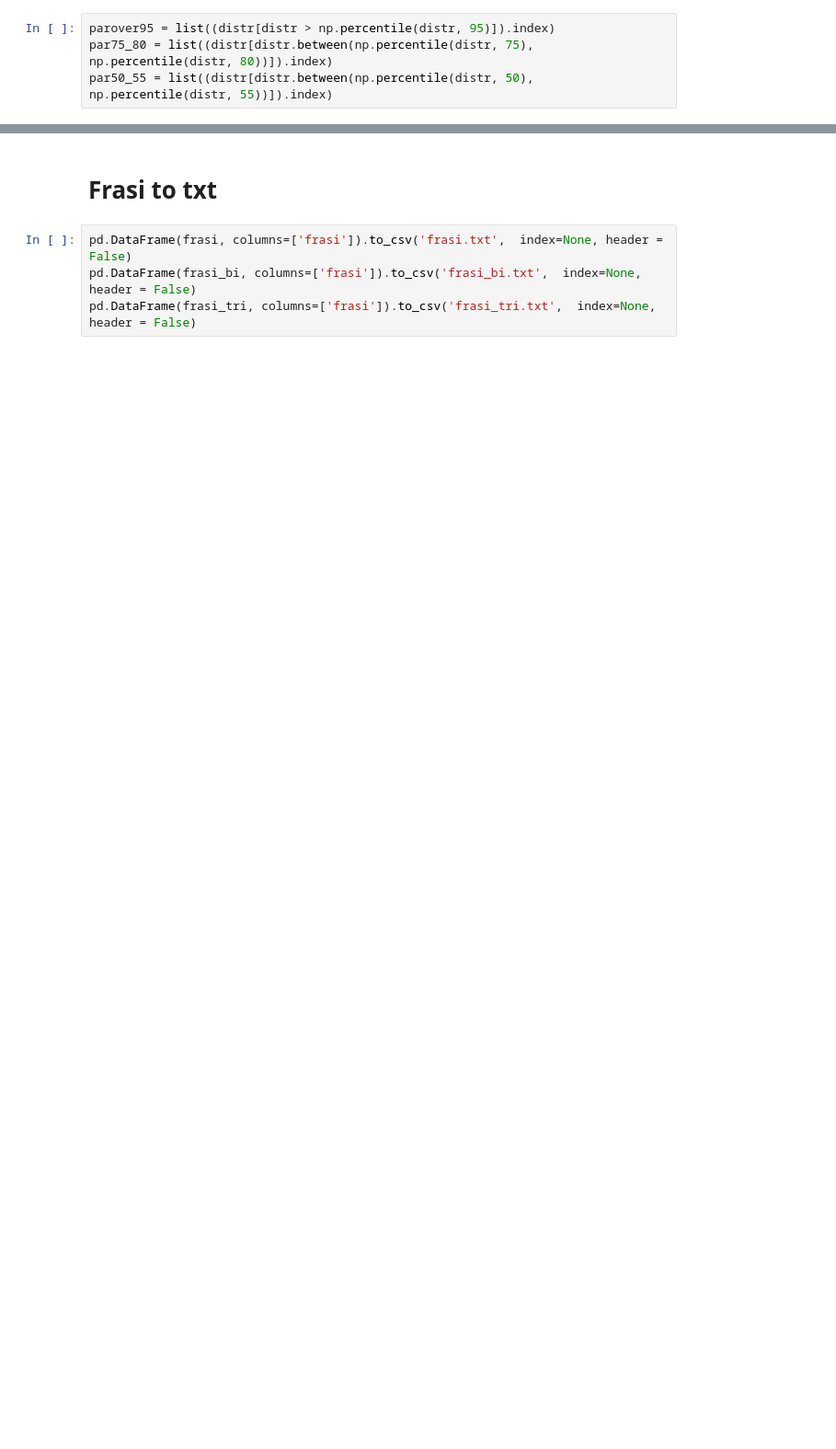
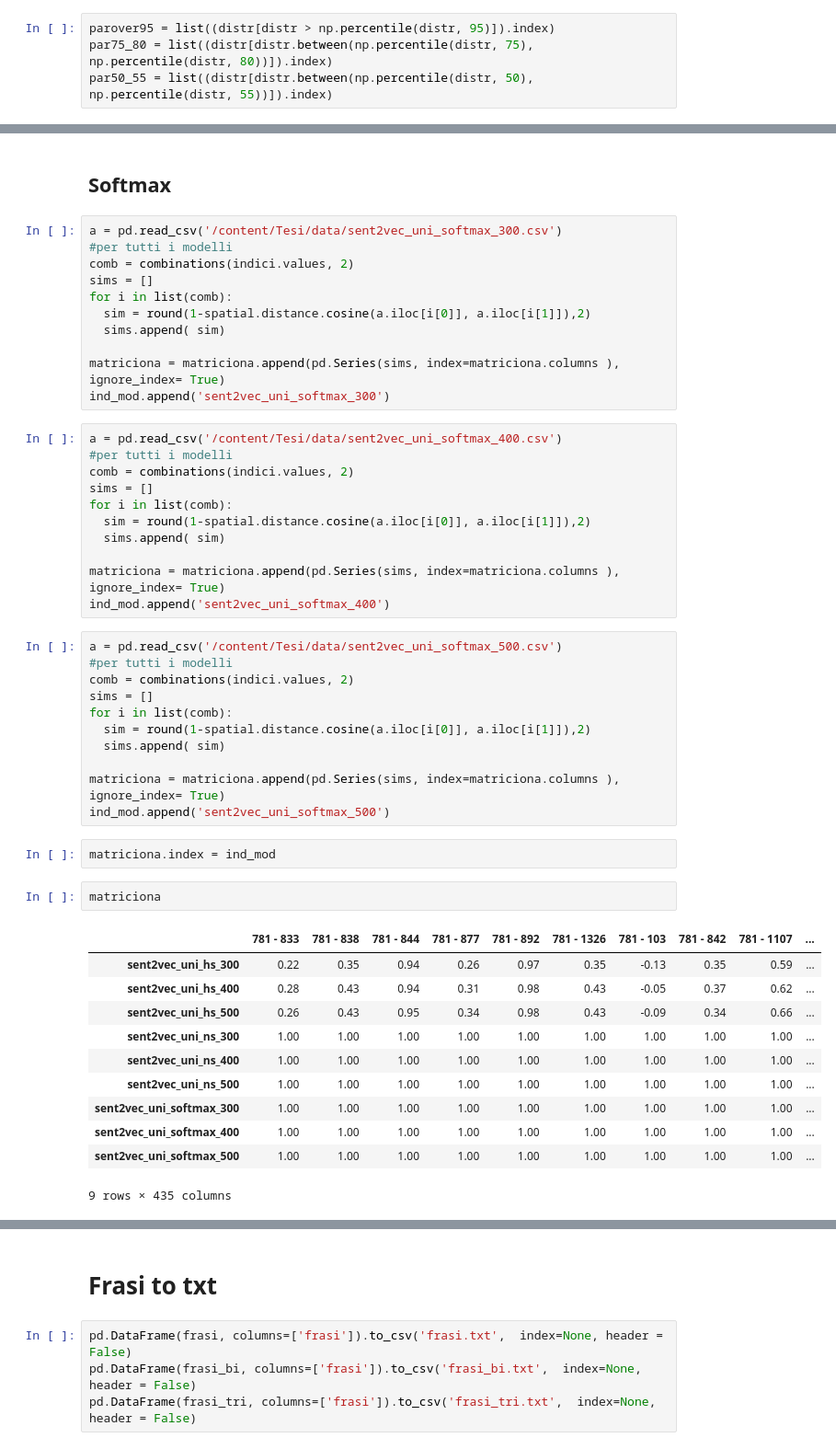
Before and after one commit to LucaBassanese/Tesi, a Jupyter notebook: tesi.ipynb, the cells around one changed output, grey strips where cells are left out. Shown at 92% size. Saved outputs shown, nothing was run; the diff lists cells and outputs as text; blank space fills up the shorter version.

Commit message:
Aggiornato cidice e aggiunto matriciona

```diff
--- a/tesi.ipynb
+++ b/tesi.ipynb
@@ -185,0 +267,51 @@ indici = (pd.Series(ind_1+ ind_2 + ind_3)).drop_duplicates()
+# %% [markdown]
+## Softmax
+# %%
+a = pd.read_csv('/content/Tesi/data/sent2vec_uni_softmax_300.csv')
+#per tutti i modelli
+comb = combinations(indici.values, 2)
+sims = []
+for i in list(comb):
+  sim = round(1-spatial.distance.cosine(a.iloc[i[0]], a.iloc[i[1]]),2)
+  sims.append( sim)
+
+matriciona = matriciona.append(pd.Series(sims, index=matriciona.columns ), ignore_index= True)
+ind_mod.append('sent2vec_uni_softmax_300')
+# %%
+a = pd.read_csv('/content/Tesi/data/sent2vec_uni_softmax_400.csv')
+#per tutti i modelli
+comb = combinations(indici.values, 2)
+sims = []
+for i in list(comb):
+  sim = round(1-spatial.distance.cosine(a.iloc[i[0]], a.iloc[i[1]]),2)
+  sims.append( sim)
+
+matriciona = matriciona.append(pd.Series(sims, index=matriciona.columns ), ignore_index= True)
+ind_mod.append('sent2vec_uni_softmax_400')
+# %%
+a = pd.read_csv('/content/Tesi/data/sent2vec_uni_softmax_500.csv')
+#per tutti i modelli
+comb = combinations(indici.values, 2)
+sims = []
+for i in list(comb):
+  sim = round(1-spatial.distance.cosine(a.iloc[i[0]], a.iloc[i[1]]),2)
+  sims.append( sim)
+
+matriciona = matriciona.append(pd.Series(sims, index=matriciona.columns ), ignore_index= True)
+ind_mod.append('sent2vec_uni_softmax_500')
+# %%
+matriciona.index = ind_mod
+# %%
+matriciona
+# %% [output]
+|  | 781 - 833 | 781 - 838 | 781 - 844 | 781 - 877 | 781 - 892 | 781 - 1326 | 781 - 103 | 781 - 842 | 781 - 1107 | ... |
+| sent2vec_uni_hs_300 | 0.22 | 0.35 | 0.94 | 0.26 | 0.97 | 0.35 | -0.13 | 0.35 | 0.59 | ... |
+| sent2vec_uni_hs_400 | 0.28 | 0.43 | 0.94 | 0.31 | 0.98 | 0.43 | -0.05 | 0.37 | 0.62 | ... |
+| sent2vec_uni_hs_500 | 0.26 | 0.43 | 0.95 | 0.34 | 0.98 | 0.43 | -0.09 | 0.34 | 0.66 | ... |
+| sent2vec_uni_ns_300 | 1.00 | 1.00 | 1.00 | 1.00 | 1.00 | 1.00 | 1.00 | 1.00 | 1.00 | ... |
+| sent2vec_uni_ns_400 | 1.00 | 1.00 | 1.00 | 1.00 | 1.00 | 1.00 | 1.00 | 1.00 | 1.00 | ... |
+| sent2vec_uni_ns_500 | 1.00 | 1.00 | 1.00 | 1.00 | 1.00 | 1.00 | 1.00 | 1.00 | 1.00 | ... |
+| sent2vec_uni_softmax_300 | 1.00 | 1.00 | 1.00 | 1.00 | 1.00 | 1.00 | 1.00 | 1.00 | 1.00 | ... |
+| sent2vec_uni_softmax_400 | 1.00 | 1.00 | 1.00 | 1.00 | 1.00 | 1.00 | 1.00 | 1.00 | 1.00 | ... |
+| sent2vec_uni_softmax_500 | 1.00 | 1.00 | 1.00 | 1.00 | 1.00 | 1.00 | 1.00 | 1.00 | 1.00 | ... |
+9 rows × 435 columns
```
Also changed, not shown: parts of 96 cells of this notebook, 1 other file.
